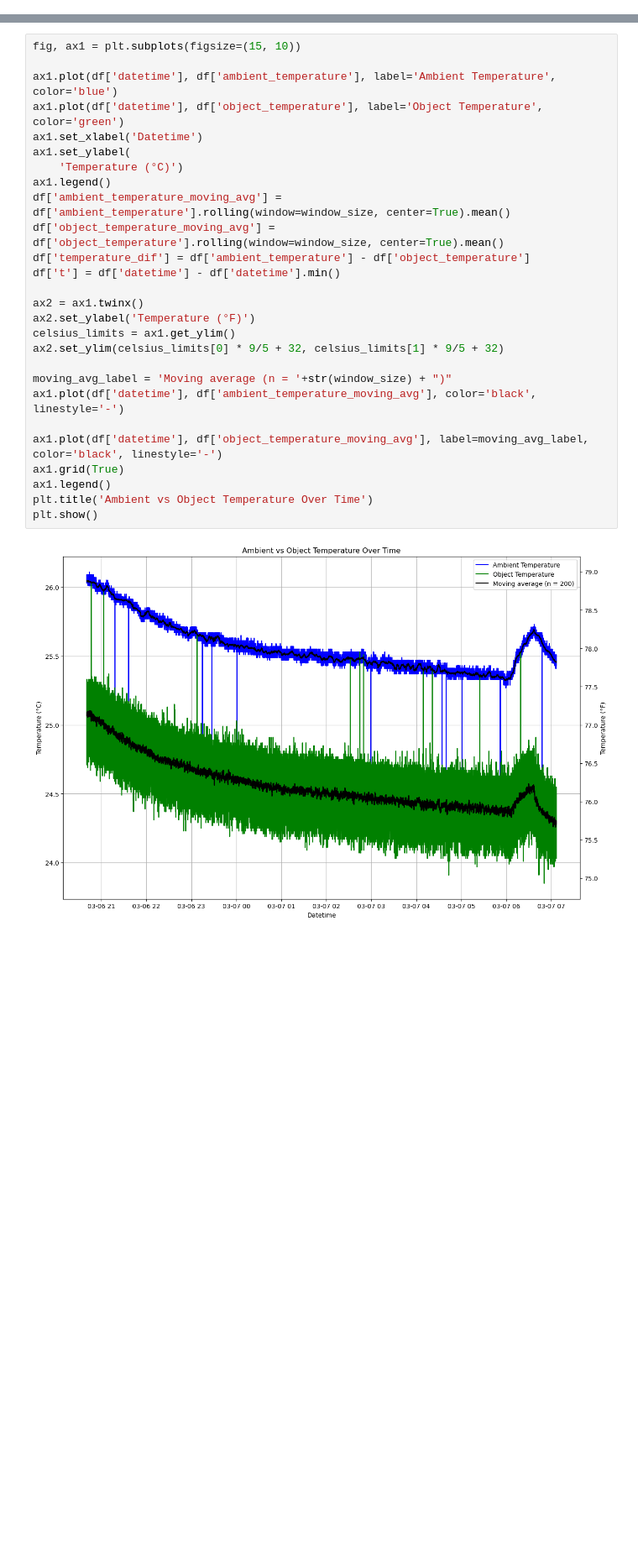
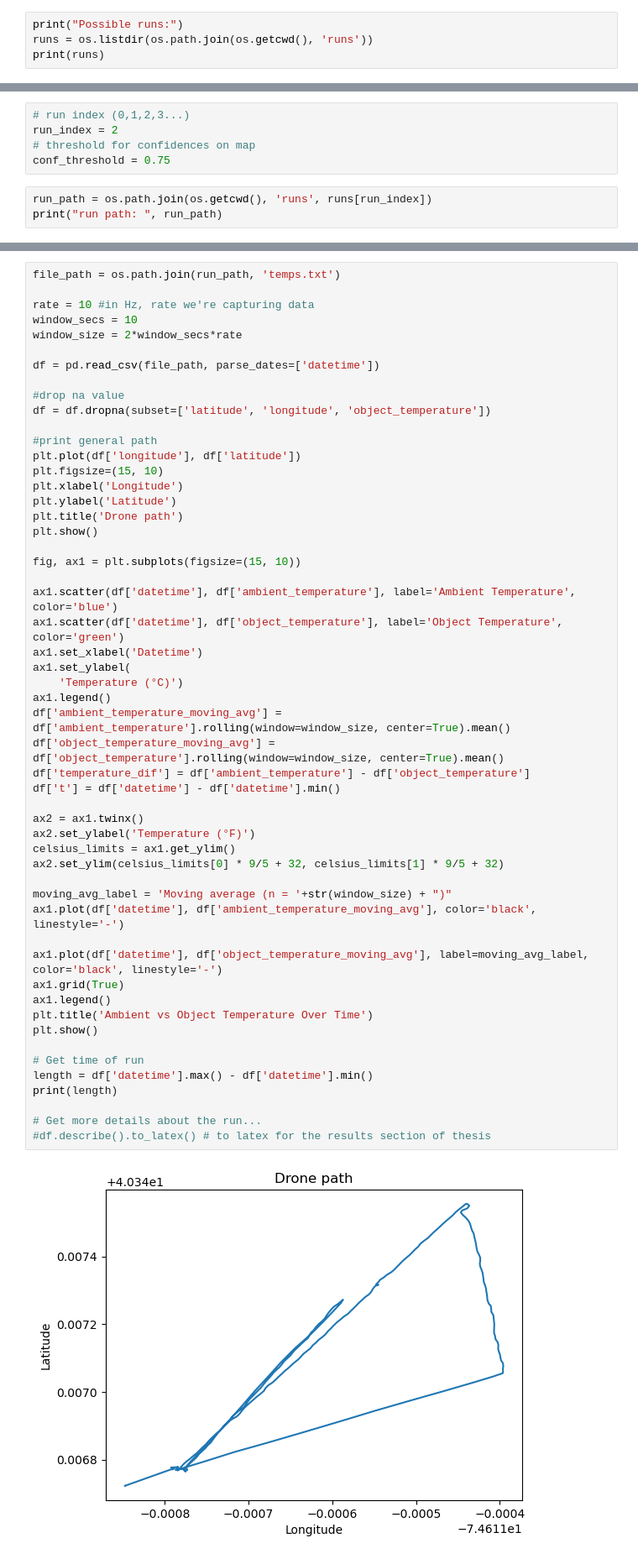
Before and after one commit to SHARK-Alert-System/SHARK-ground-station, a Jupyter notebook: postflight_analysis.ipynb, the cells around one changed output, grey strips where cells are left out. Shown at 84% size. Cells and saved outputs as stored; diff of their text form; blank space fills up the shorter version.

```diff
--- a/postflight_analysis.ipynb
+++ b/postflight_analysis.ipynb
@@ -8,0 +13,4 @@ from IPython.display import HTML
+# %%
+print("Possible runs:")
+runs = os.listdir(os.path.join(os.getcwd(), 'runs'))
+print(runs)
@@ -8,0 +20,8 @@ from IPython.display import HTML
+# %%
+# run index (0,1,2,3...)
+run_index = 2
+# threshold for confidences on map
+conf_threshold = 0.75
+# %%
+run_path = os.path.join(os.getcwd(), 'runs', runs[run_index])
+print("run path: ", run_path)
@@ -19,29 +32,55 @@ df = pd.read_csv(file_path, parse_dates=['datetime'])
 # %%
+file_path = os.path.join(run_path, 'temps.txt')
+
+rate = 10 #in Hz, rate we're capturing data
+window_secs = 10
+window_size = 2*window_secs*rate
+
+df = pd.read_csv(file_path, parse_dates=['datetime'])
+
+#drop na value
+df = df.dropna(subset=['latitude', 'longitude', 'object_temperature'])
+
+#print general path
+plt.plot(df['longitude'], df['latitude'])
+plt.figsize=(15, 10)
+plt.xlabel('Longitude')
+plt.ylabel('Latitude')
+plt.title('Drone path')
+plt.show()
+
 fig, ax1 = plt.subplots(figsize=(15, 10))
 
-ax1.plot(df['datetime'], df['ambient_temperature'], label='Ambient Temperature', color='blue')
-ax1.plot(df['datetime'], df['object_temperature'], label='Object Temperature', color='green')
+ax1.scatter(df['datetime'], df['ambient_temperature'], label='Ambient Temperature', color='blue')
+ax1.scatter(df['datetime'], df['object_temperature'], label='Object Temperature', color='green')
 ax1.set_xlabel('Datetime')
 ax1.set_ylabel(
     'Temperature (°C)')
 ax1.legend()
 df['ambient_temperature_moving_avg'] = df['ambient_temperature'].rolling(window=window_size, center=True).mean()
 df['object_temperature_moving_avg'] = df['object_temperature'].rolling(window=window_size, center=True).mean()
 df['temperature_dif'] = df['ambient_temperature'] - df['object_temperature']
 df['t'] = df['datetime'] - df['datetime'].min()
 
 ax2 = ax1.twinx()
 ax2.set_ylabel('Temperature (°F)')
 celsius_limits = ax1.get_ylim()
 ax2.set_ylim(celsius_limits[0] * 9/5 + 32, celsius_limits[1] * 9/5 + 32)
 
 moving_avg_label = 'Moving average (n = '+str(window_size) + ")"
 ax1.plot(df['datetime'], df['ambient_temperature_moving_avg'], color='black', linestyle='-')
 
 ax1.plot(df['datetime'], df['object_temperature_moving_avg'], label=moving_avg_label, color='black', linestyle='-')
 ax1.grid(True)
 ax1.legend()
 plt.title('Ambient vs Object Temperature Over Time')
 plt.show()
+
+# Get time of run
+length = df['datetime'].max() - df['datetime'].min()
+print(length)
+
+# Get more details about the run...
+#df.describe().to_latex() # to latex for the results section of thesis
 # %% [output]
-[figure, old version]
+[figure, new version]
```
Also changed, not shown: parts of 19 cells of this notebook, 3 other files.
